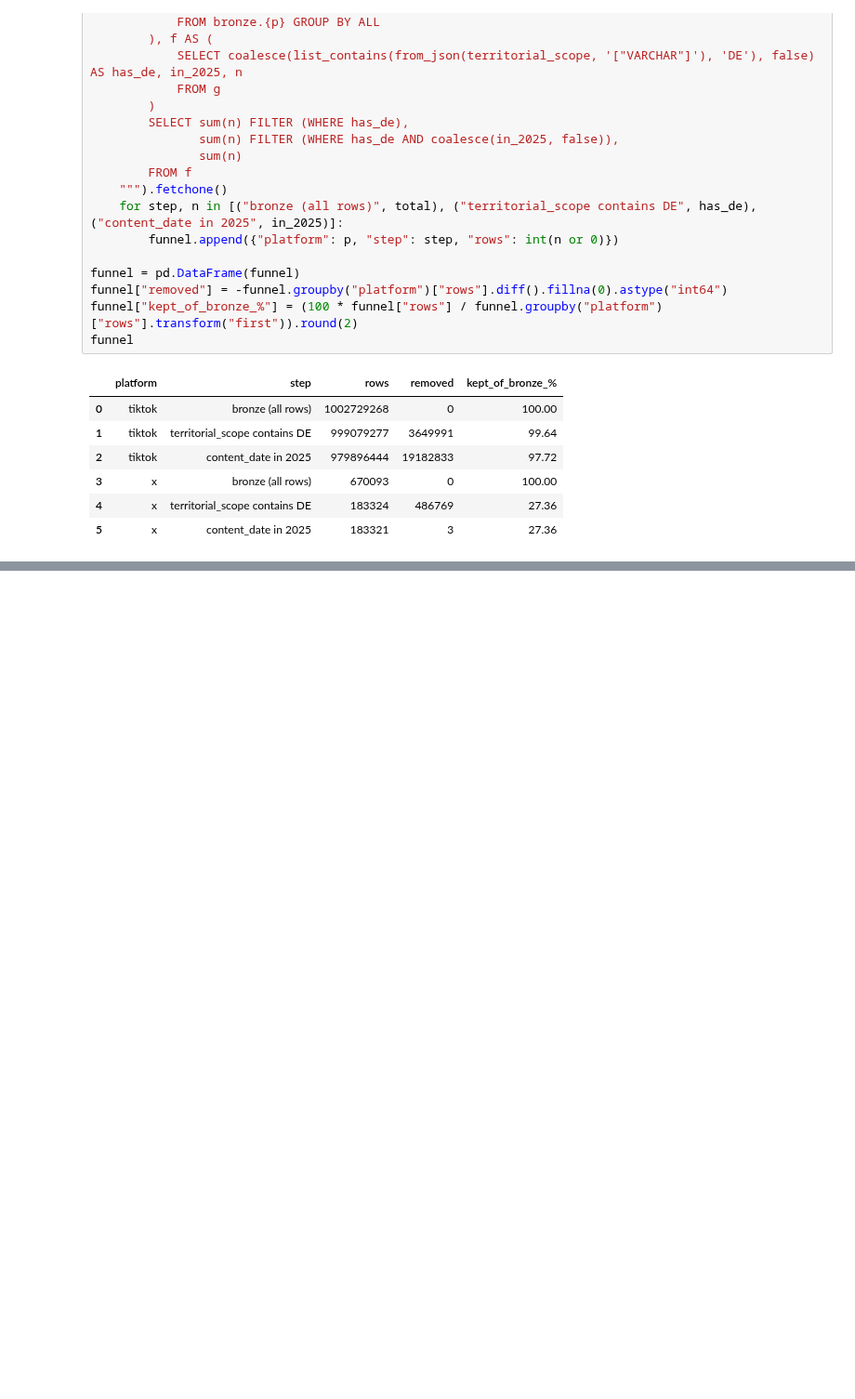
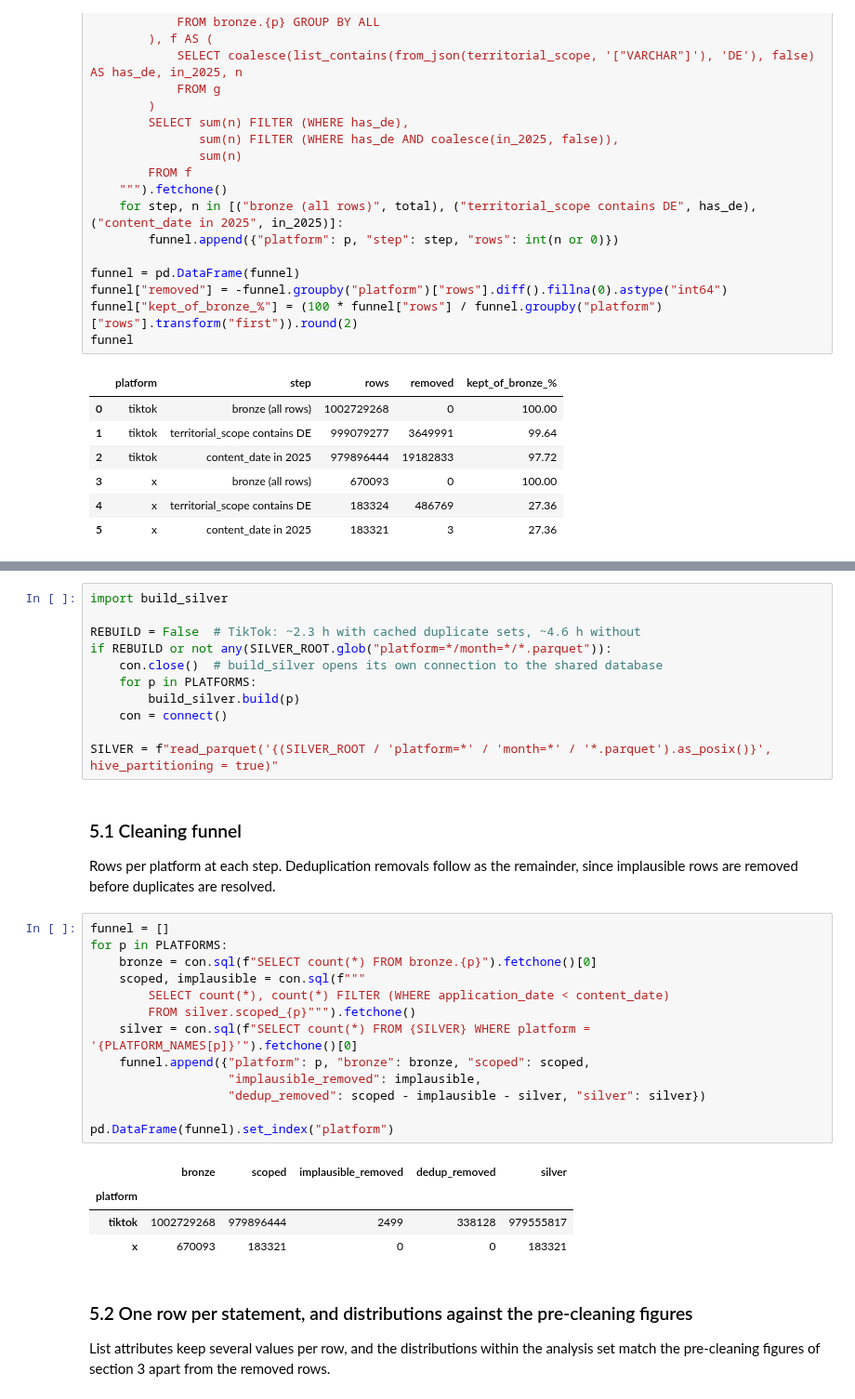
Before and after one commit to zamo-13/Abschlussarbeit, a Jupyter notebook: 02_silver.ipynb, the cells around one changed output, grey strips where cells are left out. Shown at 93% size. Cells and saved outputs as stored; diff of their text form; blank space fills up the shorter version.

```diff
--- a/02_silver.ipynb
+++ b/02_silver.ipynb
@@ -89,0 +531,39 @@ funnel
+# %%
+import build_silver
+
+REBUILD = False  # TikTok: ~2.3 h with cached duplicate sets, ~4.6 h without
+if REBUILD or not any(SILVER_ROOT.glob("platform=*/month=*/*.parquet")):
+    con.close()  # build_silver opens its own connection to the shared database
+    for p in PLATFORMS:
+        build_silver.build(p)
+    con = connect()
+
+SILVER = f"read_parquet('{(SILVER_ROOT / 'platform=*' / 'month=*' / '*.parquet').as_posix()}', hive_partitioning = true)"
+# %% [markdown]
+### 5.1 Cleaning funnel
+
+Rows per platform at each step. Deduplication removals follow as the remainder, since implausible rows
+are removed before duplicates are resolved.
+# %%
+funnel = []
+for p in PLATFORMS:
+    bronze = con.sql(f"SELECT count(*) FROM bronze.{p}").fetchone()[0]
+    scoped, implausible = con.sql(f"""
+        SELECT count(*), count(*) FILTER (WHERE application_date < content_date)
+        FROM silver.scoped_{p}""").fetchone()
+    silver = con.sql(f"SELECT count(*) FROM {SILVER} WHERE platform = '{PLATFORM_NAMES[p]}'").fetchone()[0]
+    funnel.append({"platform": p, "bronze": bronze, "scoped": scoped,
+                   "implausible_removed": implausible,
+                   "dedup_removed": scoped - implausible - silver, "silver": silver})
+
+pd.DataFrame(funnel).set_index("platform")
+# %% [output]
+|  | bronze | scoped | implausible_removed | dedup_removed | silver |
+| platform |  |  |  |  |  |
+| tiktok | 1002729268 | 979896444 | 2499 | 338128 | 979555817 |
+| x | 670093 | 183321 | 0 | 0 | 183321 |
+# %% [markdown]
+### 5.2 One row per statement, and distributions against the pre-cleaning figures
+
+List attributes keep several values per row, and the distributions within the analysis set match the
+pre-cleaning figures of section 3 apart from the removed rows.
```
Also changed, not shown: parts of 29 cells of this notebook, 28 other files.
